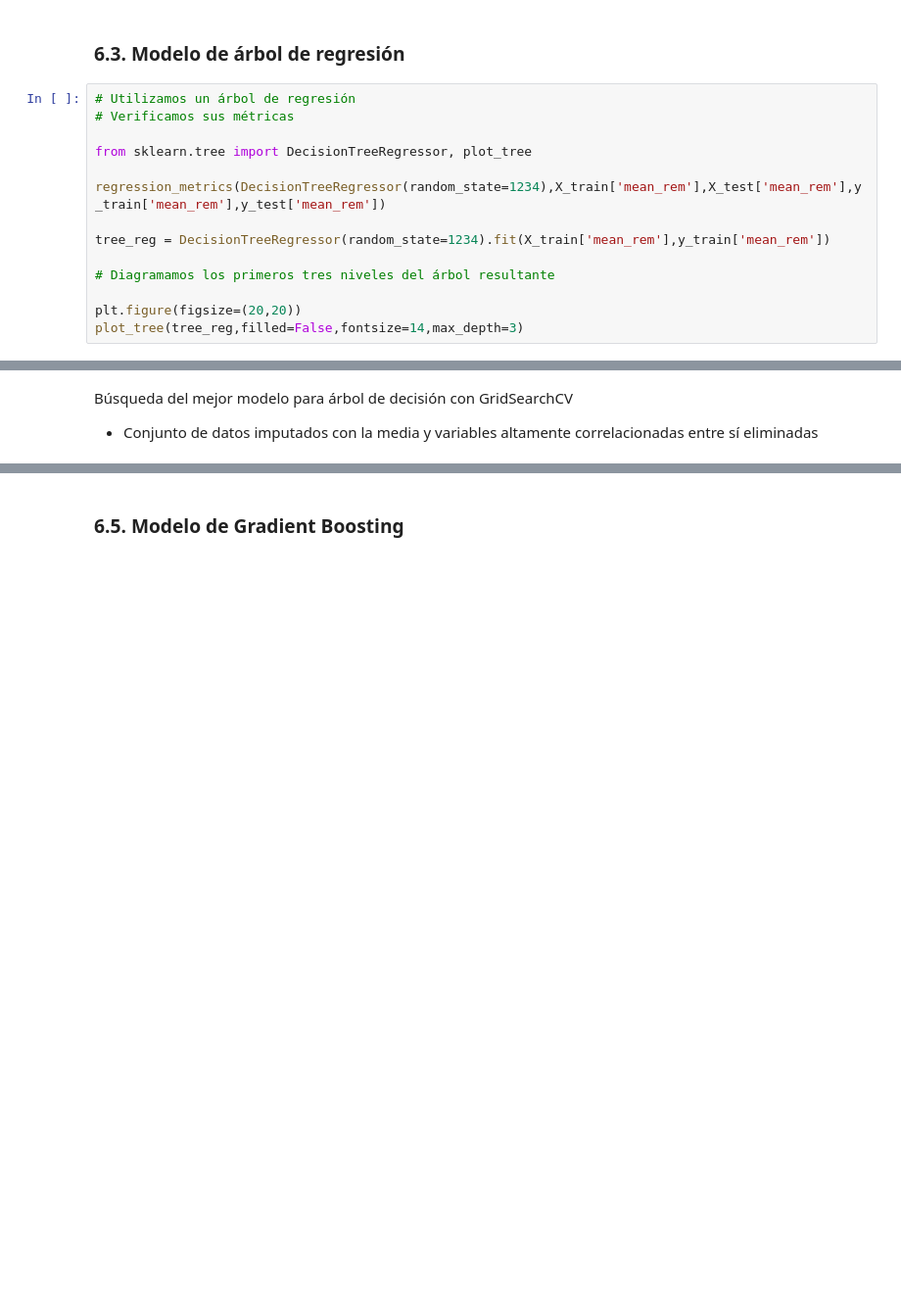
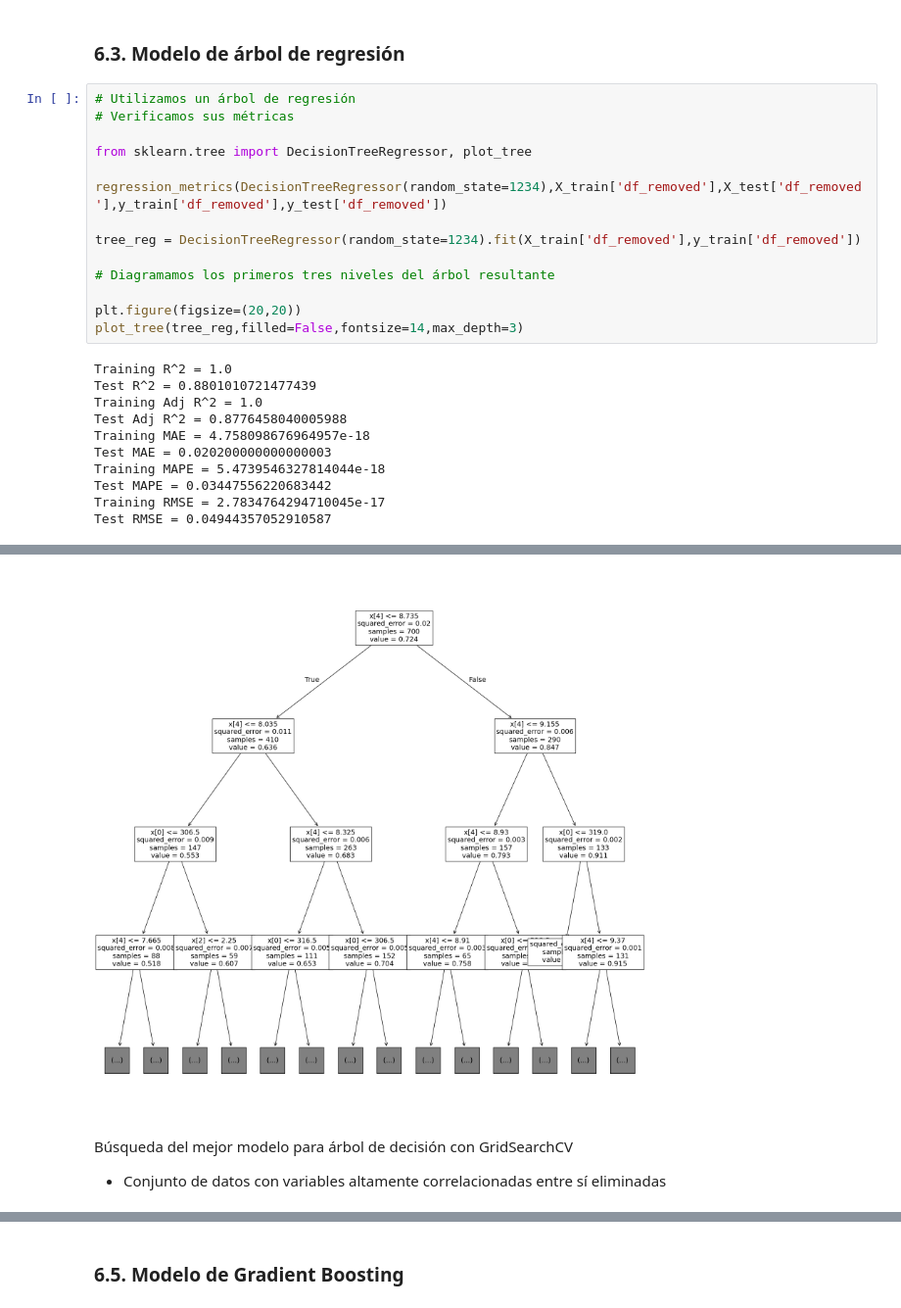
Before and after one commit to felipe-montenegro/Tarea_Regresi-n, a Jupyter notebook: Tarea1_Clase/regProject_admission.ipynb, the cells around one changed output, grey strips where cells are left out. Shown at 98% size. Drawn from its saved outputs; the diff is of its cells as text; blank space fills up the shorter version.

```diff
--- a/Tarea1_Clase/regProject_admission.ipynb
+++ b/Tarea1_Clase/regProject_admission.ipynb
@@ -1106,11 +1307,22 @@ pickle.dump(metrics, open('metrics/KnnRegressorFSImpKnnRemMetrics.pkl','wb'))
 
 from sklearn.tree import DecisionTreeRegressor, plot_tree
 
-regression_metrics(DecisionTreeRegressor(random_state=1234),X_train['mean_rem'],X_test['mean_rem'],y_train['mean_rem'],y_test['mean_rem'])
+regression_metrics(DecisionTreeRegressor(random_state=1234),X_train['df_removed'],X_test['df_removed'],y_train['df_removed'],y_test['df_removed'])
 
-tree_reg = DecisionTreeRegressor(random_state=1234).fit(X_train['mean_rem'],y_train['mean_rem'])
+tree_reg = DecisionTreeRegressor(random_state=1234).fit(X_train['df_removed'],y_train['df_removed'])
 
 # Diagramamos los primeros tres niveles del árbol resultante
 
 plt.figure(figsize=(20,20))
 plot_tree(tree_reg,filled=False,fontsize=14,max_depth=3)
+# %% [output]
+Training R^2 = 1.0
+Test R^2 = 0.8801010721477439
+Training Adj R^2 = 1.0
+Test Adj R^2 = 0.8776458040005988
+Training MAE = 4.758098676964957e-18
+Test MAE = 0.020200000000000003
+Training MAPE = 5.4739546327814044e-18
+Test MAPE = 0.03447556220683442
+Training RMSE = 2.7834764294710045e-17
+Test RMSE = 0.04944357052910587
@@ -1117,6 +1346,7 @@ plot_tree(tree_reg,filled=False,fontsize=14,max_depth=3)
+[figure, added]
 # %% [markdown]
 Búsqueda del mejor modelo para árbol de decisión con GridSearchCV
-- Conjunto de datos imputados con la media y variables altamente correlacionadas entre sí eliminadas
+- Conjunto de datos con variables altamente correlacionadas entre sí eliminadas
 # %%
 # Vamos a realizar un ajuste de hiperparámetros para encontrar el mejor modelo de árbol de regresión
 # Establecemos la grilla de parámetros que verificar
```
Also changed, not shown: parts of 181 cells of this notebook, 18 other files.
